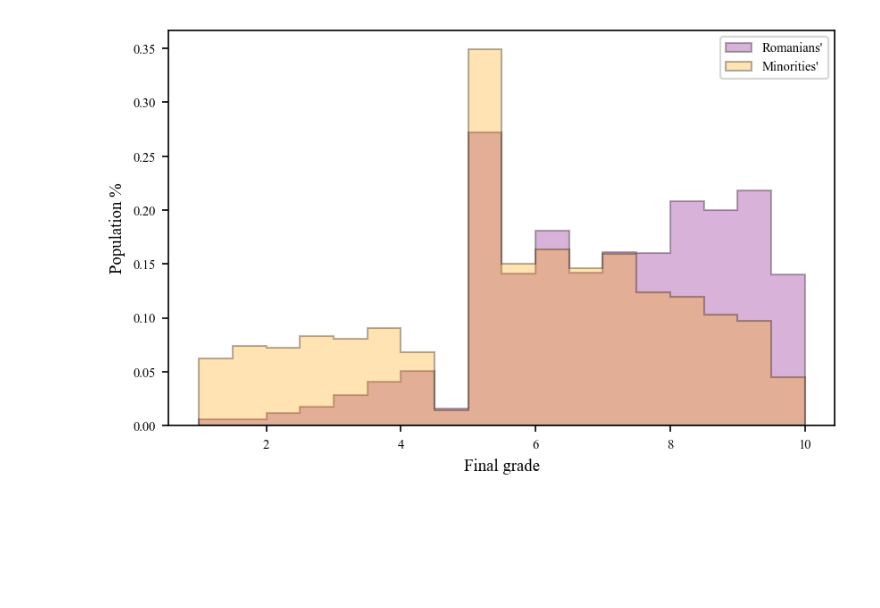
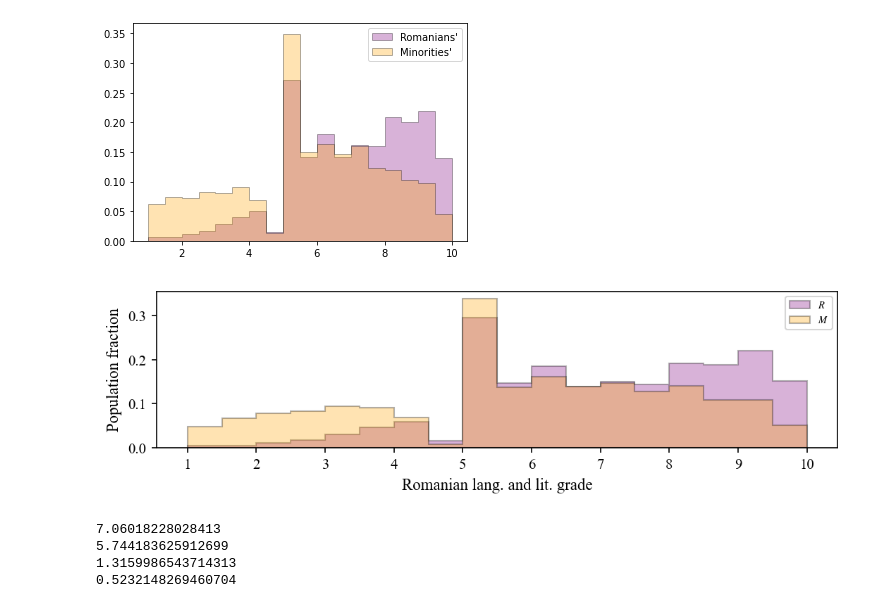
Before and after one commit to alparius/bac-stat, a Jupyter notebook: src/exp4_grade_distribution.ipynb, the cells around one changed output. Saved outputs shown, nothing was run; the diff lists cells and outputs as text; code cells hidden in the pictures; blank space fills up the shorter version.

Commit message:
exp 3 and 4 plots tidied up

```diff
--- a/src/exp4_grade_distribution.ipynb
+++ b/src/exp4_grade_distribution.ipynb
@@ -19,27 +21,74 @@ Requirement already satisfied: six in c:\users\cseke\anaconda3\envs\lib\site-pac
 results_2019 = pd.read_csv("../data/bac-results-2019.csv", index_col=0)
 results_2020 = pd.read_csv("../data/bac-results-2020.csv", index_col=0)
 results_2021 = pd.read_csv("../data/bac-results-2021.csv", index_col=0)
+
+# convert to numeric what is possible
+results_2019 = results_2019.apply(pd.to_numeric, errors='coerce').fillna(results_2019)
+results_2020 = results_2020.apply(pd.to_numeric, errors='coerce').fillna(results_2020)
+results_2021 = results_2021.apply(pd.to_numeric, errors='coerce').fillna(results_2021)
+
+# replace NaNs with empty strings for easier searchability
 results_2019.fillna('', inplace=True)
 results_2020.fillna('', inplace=True)
 results_2021.fillna('', inplace=True)
-print()
 # %%
 # Plot the distribution of the Romanian exam grades.
 
 romanian_only_results = results_2021[(results_2021['mother_tongue'] == '') & (results_2021['romanian_written_final'] > -1)]
 romanian_plus_results = results_2021[(results_2021['mother_tongue'] != '') & (results_2021['romanian_written_final'] > -1)]
 
-with plt.rc_context(bundles.neurips2021(usetex=False, family='serif')):
-    fig, ax = plt.subplots(dpi=150)
-
-    ax.hist(romanian_only_results['romanian_written_final'].to_list(), bins=18, density=True, alpha = 0.3, color='purple', edgecolor='black', linewidth=1, histtype= "stepfilled")
-    ax.hist(romanian_plus_results['romanian_written_final'].to_list(), bins=18, density=True, alpha = 0.3, color='orange', edgecolor='black', linewidth=1, histtype= "stepfilled")
-
-    ax.legend(["Romanians'", "Minorities'"])
-    ax.set_xlabel("Final grade")
-    ax.set_ylabel("Population %")
-
-    plt.show()
-    fig.savefig('../doc/plots/exp4_grade_distrib.png', bbox_inches='tight')
+plt.hist(romanian_only_results['romanian_written_final'].to_list(), bins=18, density=True, alpha = 0.3, color='purple', edgecolor='black', linewidth=1, histtype= "stepfilled")
+plt.hist(romanian_plus_results['romanian_written_final'].to_list(), bins=18, density=True, alpha = 0.3, color='orange', edgecolor='black', linewidth=1, histtype= "stepfilled")
+plt.legend(["Romanians'", "Minorities'"])
+plt.show()
 # %% [output]
-[figure, old version]
+[figure, new version]
+# %%
+# remove invalid rows from the 2019 data (grade cell contains "DISQUALIFIED" etc. strings)
+results_2019_2 = results_2019[results_2019[['romanian_written_final']].applymap(lambda x: np.isreal(x) or x == '').all(1)]
+# combine the three years
+results_all = pd.concat([results_2019_2, results_2020, results_2021], ignore_index=True, sort=False)
+
+
+# Plot the distribution of the Romanian exam grades.
+
+romanian_only_results = results_all[(results_all['mother_tongue'] == '') & (results_all['romanian_written_final'] > -1)]
+romanian_plus_results = results_all[(results_all['mother_tongue'] != '') & (results_all['romanian_written_final'] > -1)]
+
+with plt.rc_context(bundles.neurips2021(usetex=False, family='serif')):
+    fig, ax = plt.subplots(figsize=(7,2), dpi=150)
+
+    ax.hist(romanian_only_results['romanian_written_final'].to_list(), bins=18, density=True, alpha = 0.3, color='purple', edgecolor='black', linewidth=1, histtype= "stepfilled")
+    ax.hist(romanian_plus_results['romanian_written_final'].to_list(), bins=18, density=True, alpha = 0.3, color='orange', edgecolor='black', linewidth=1, histtype= "stepfilled")
+
+    ax.legend(["$\it{R}$", "$\it{M}$"])
+    ax.set_xlabel("Romanian lang. and lit. grade", fontsize=11)
+    ax.set_ylabel("Population fraction", fontsize=11)
+    ax.set_xticks(np.arange(1,11))
+    ax.set_xticklabels(np.arange(1,11), fontsize=10)
+    ax.tick_params(axis='y', labelsize=10)
+
+
+    plt.show()
+    fig.savefig('../doc/plots/exp4_grade_distrib.png', bbox_inches='tight')
+# %% [output]
+[figure, added]
+# %%
+print(romanian_only_results['romanian_written_final'].mean())
+print(romanian_plus_results['romanian_written_final'].mean())
+print(romanian_only_results['romanian_written_final'].mean() - romanian_plus_results['romanian_written_final'].mean())
+
+def cohen_d(x1, x2):
+    n1 = len(x1)
+    n2 = len(x2)
+    s1 = np.std(x1, ddof=1)
+    s2 = np.std(x2, ddof=1)
+    pooled_std = np.sqrt((((n1 - 1) * s1 ** 2) + ((n1 - 1) * s1 ** 2)) / (n1 + n2 - 2))
+    return (np.mean(x1) - np.mean(x2)) / pooled_std
+
+print(cohen_d(romanian_only_results['romanian_written_final'].to_numpy(), romanian_plus_results['romanian_written_final'].to_numpy()))
+# %% [output]
+7.06018228028413
+5.744183625912699
+1.3159986543714313
+0.5232148269460704
```
Also changed, not shown: parts of 1 cell of this notebook, 1 other file.
